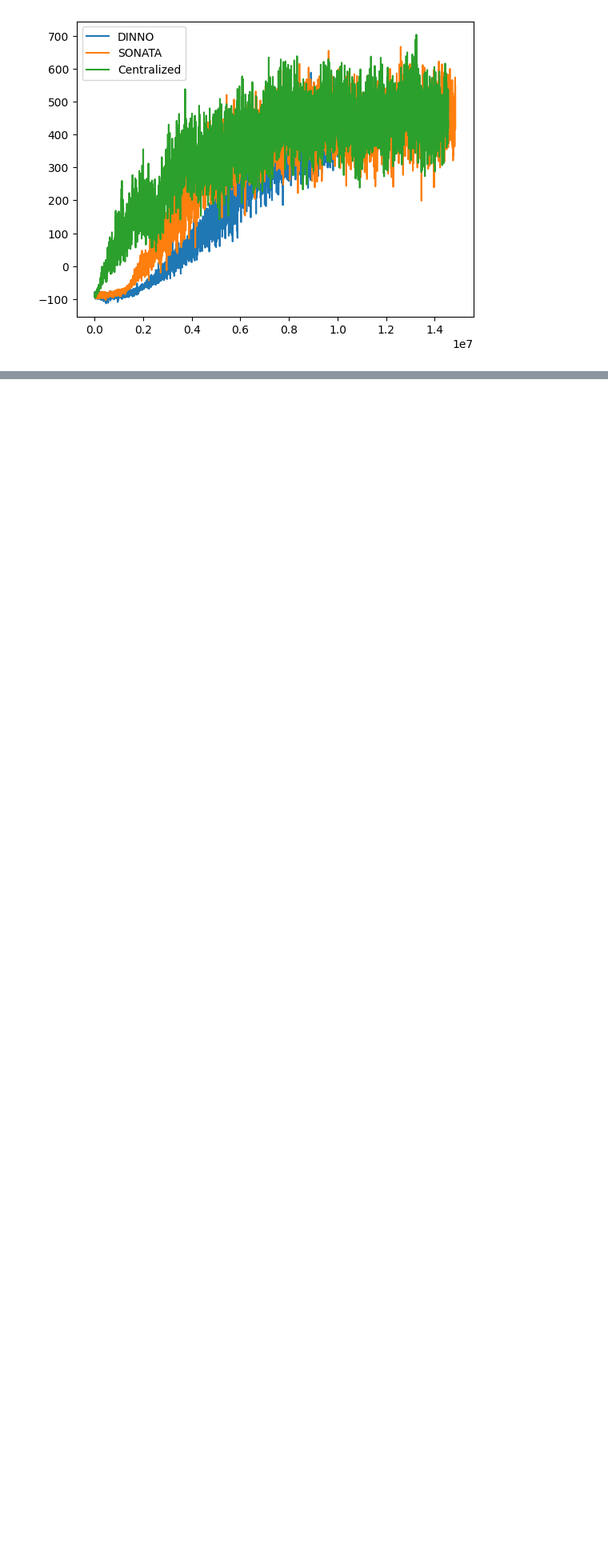
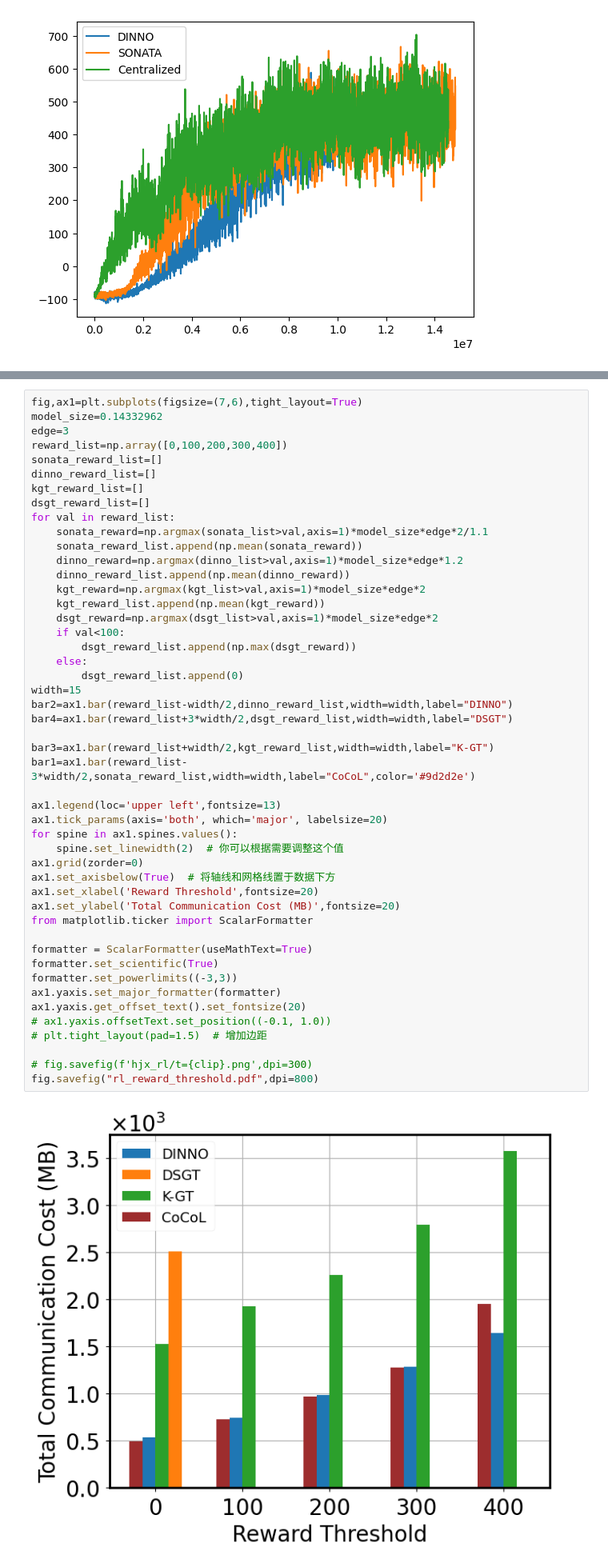
Before and after one commit to hjx-zju/nn_distributed_training, a Jupyter notebook: RL/dist_rl/test.ipynb, the cells around one changed output, grey strips where cells are left out. Shown: that part at 80% size. Drawn from its saved outputs; the diff is of its cells as text; blank space fills up the shorter version.

```diff
--- a/RL/dist_rl/test.ipynb
+++ b/RL/dist_rl/test.ipynb
@@ -144,0 +226,50 @@ fig.savefig(f'hjx_rl/t={clip}.png',dpi=300)
+# %%
+fig,ax1=plt.subplots(figsize=(7,6),tight_layout=True)
+model_size=0.14332962
+edge=3
+reward_list=np.array([0,100,200,300,400])
+sonata_reward_list=[]
+dinno_reward_list=[]
+kgt_reward_list=[]
+dsgt_reward_list=[]
+for val in reward_list:
+    sonata_reward=np.argmax(sonata_list>val,axis=1)*model_size*edge*2/1.1
+    sonata_reward_list.append(np.mean(sonata_reward))
+    dinno_reward=np.argmax(dinno_list>val,axis=1)*model_size*edge*1.2
+    dinno_reward_list.append(np.mean(dinno_reward))
+    kgt_reward=np.argmax(kgt_list>val,axis=1)*model_size*edge*2
+    kgt_reward_list.append(np.mean(kgt_reward))
+    dsgt_reward=np.argmax(dsgt_list>val,axis=1)*model_size*edge*2
+    if val<100:
+        dsgt_reward_list.append(np.max(dsgt_reward))
+    else:
+        dsgt_reward_list.append(0)
+width=15
+bar2=ax1.bar(reward_list-width/2,dinno_reward_list,width=width,label="DINNO")
+bar4=ax1.bar(reward_list+3*width/2,dsgt_reward_list,width=width,label="DSGT")
+
+bar3=ax1.bar(reward_list+width/2,kgt_reward_list,width=width,label="K-GT")
+bar1=ax1.bar(reward_list-3*width/2,sonata_reward_list,width=width,label="CoCoL",color='#9d2d2e')
+
+ax1.legend(loc='upper left',fontsize=13)
+ax1.tick_params(axis='both', which='major', labelsize=20)
+for spine in ax1.spines.values():
+    spine.set_linewidth(2)  # 你可以根据需要调整这个值
+ax1.grid(zorder=0)
+ax1.set_axisbelow(True)  # 将轴线和网格线置于数据下方
+ax1.set_xlabel('Reward Threshold',fontsize=20)
+ax1.set_ylabel('Total Communication Cost (MB)',fontsize=20)
+from matplotlib.ticker import ScalarFormatter
+
+formatter = ScalarFormatter(useMathText=True)
+formatter.set_scientific(True)
+formatter.set_powerlimits((-3,3))
+ax1.yaxis.set_major_formatter(formatter)
+ax1.yaxis.get_offset_text().set_fontsize(20)
+# ax1.yaxis.offsetText.set_position((-0.1, 1.0))
+# plt.tight_layout(pad=1.5)  # 增加边距
+
+# fig.savefig(f'hjx_rl/t={clip}.png',dpi=300)
+fig.savefig("rl_reward_threshold.pdf",dpi=800)
+# %% [output]
+[figure, added]
```
Also changed, not shown: parts of 4 cells of this notebook, 24 other files.
